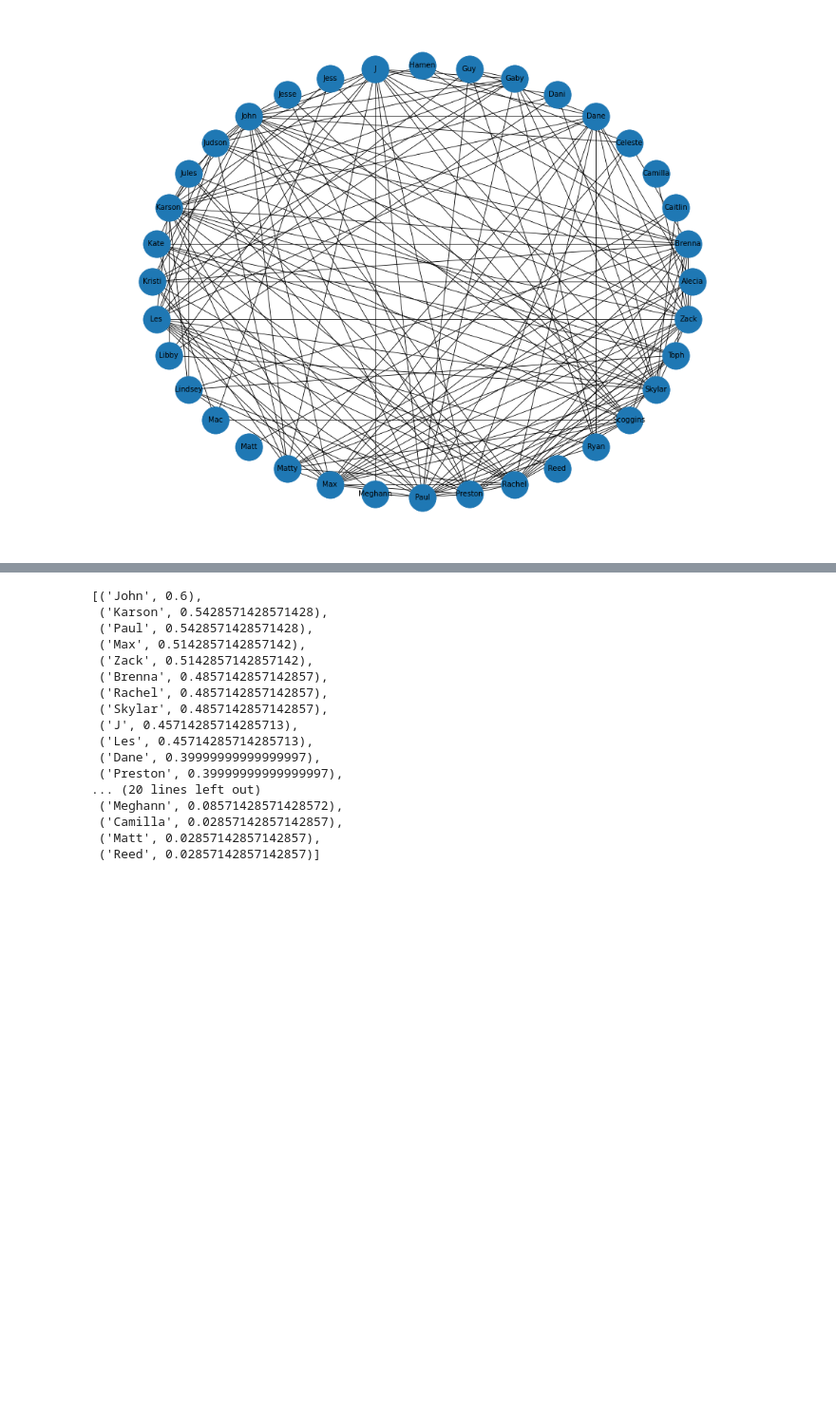
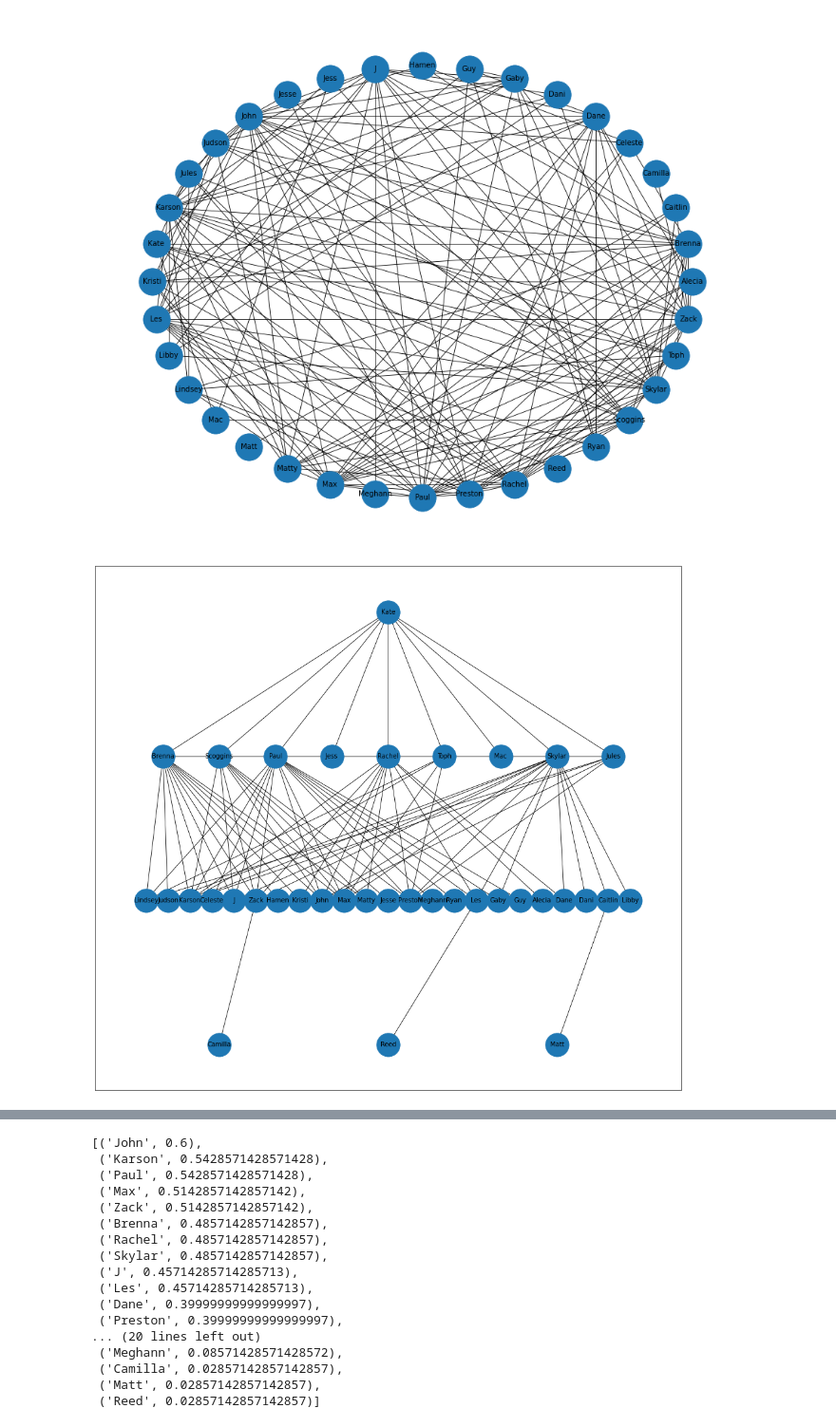
Before and after one commit to skylarenglish/boardgame-monitor, a Jupyter notebook: rankings.ipynb, the cells around one changed output, grey strips where cells are left out. Shown at 95% size. Saved outputs shown, nothing was run; the diff lists cells and outputs as text; code cells hidden in the pictures; blank space fills up the shorter version.

```diff
--- a/rankings.ipynb
+++ b/rankings.ipynb
@@ -209,6 +231,52 @@ fig = plt.figure(1, figsize=(15,12), dpi=60)
 nx.draw_circular(G, with_labels=True, node_size=2000)
 # %% [output]
 [figure]
+# %%
+def hierarchy_pos(G, root, levels=None, width=1., height=1.):
+    '''If there is a cycle that is reachable from root, then this will see infinite recursion.
+       G: the graph
+       root: the root node
+       levels: a dictionary
+               key: level number (starting from 0)
+               value: number of nodes in this level
+       width: horizontal space allocated for drawing
+       height: vertical space allocated for drawing'''
+    TOTAL = "total"
+    CURRENT = "current"
+    def make_levels(levels, node=root, currentLevel=0, parent=None):
+        """Compute the number of nodes for each level
+        """
+        if not currentLevel in levels:
+            levels[currentLevel] = {TOTAL : 0, CURRENT : 0}
+        levels[currentLevel][TOTAL] += 1
+        neighbors = G.neighbors(node)
+        for neighbor in neighbors:
+            if not neighbor == parent:
+                levels =  make_levels(levels, neighbor, currentLevel + 1, node)
+        return levels
+
+    def make_pos(pos, node=root, currentLevel=0, parent=None, vert_loc=0):
+        dx = 1/levels[currentLevel][TOTAL]
+        left = dx/2
+        pos[node] = ((left + dx*levels[currentLevel][CURRENT])*width, vert_loc)
+        levels[currentLevel][CURRENT] += 1
+        neighbors = G.neighbors(node)
+        for neighbor in neighbors:
+            if not neighbor == parent:
+                pos = make_pos(pos, neighbor, currentLevel + 1, node, vert_loc-vert_gap)
+        return pos
+    if levels is None:
+        levels = make_levels({})
+    else:
+        levels = {l:{TOTAL: levels[l], CURRENT:0} for l in levels}
+    vert_gap = height / (max([l for l in levels])+1)
+    return make_pos({})
+# %%
+pos = hierarchy_pos(nx.bfs_tree(G, 'Kate'),'Kate')
+fig = plt.figure(2, figsize=(20,18), dpi=60)
+nx.draw_networkx(G, pos=pos, with_labels=True, node_size=2000)
+# %% [output]
+[figure, added]
 # %%
 fig = plt.figure(2, figsize=(20,18), dpi=60)
 nx.draw_networkx(G, with_labels=True, node_size=2000)
```
Also changed, not shown: parts of 9 cells of this notebook, 1 other file.
